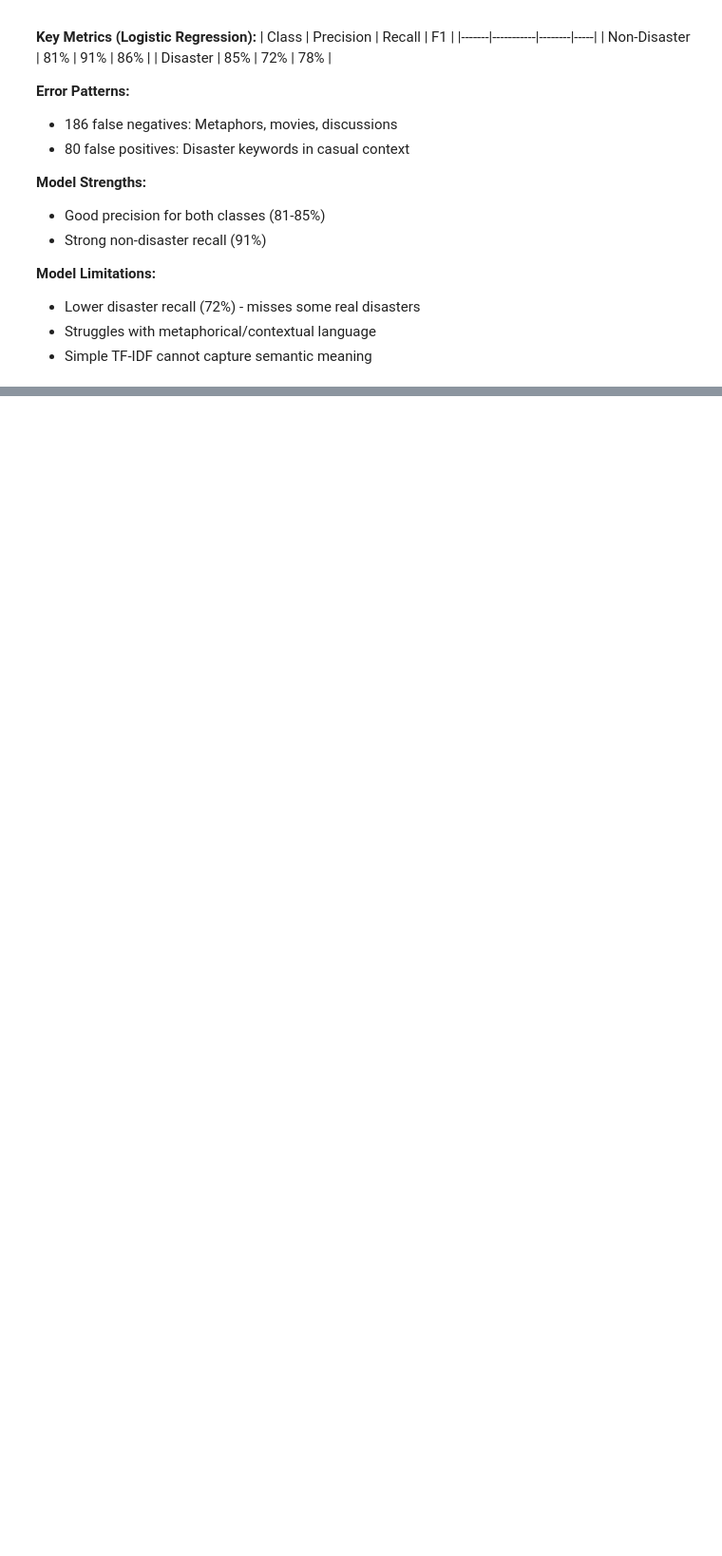
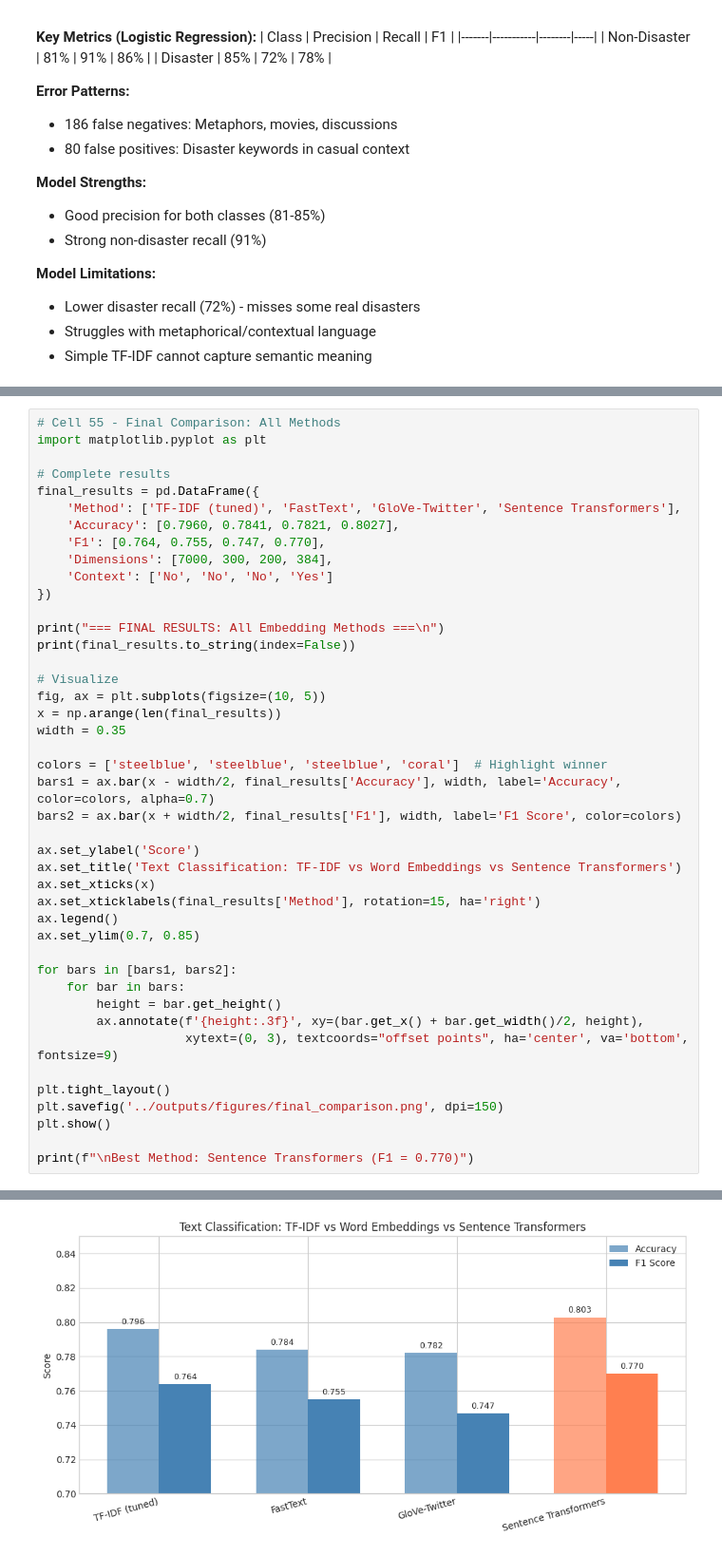
Before and after one commit to albertodiazdurana/tfidf-to-transformers-with-disaster-tweets, a Jupyter notebook: notebooks/s03_disaster_tweets.ipynb, the cells around one changed output, grey strips where cells are left out. Shown at 95% size. Cells and saved outputs as stored; diff of their text form; blank space fills up the shorter version.

```diff
--- a/notebooks/s03_disaster_tweets.ipynb
+++ b/notebooks/s03_disaster_tweets.ipynb
@@ -769,0 +1597,44 @@ The model struggles with **context** - disaster vocabulary used metaphorically o
+# %%
+# Cell 55 - Final Comparison: All Methods
+import matplotlib.pyplot as plt
+
+# Complete results
+final_results = pd.DataFrame({
+    'Method': ['TF-IDF (tuned)', 'FastText', 'GloVe-Twitter', 'Sentence Transformers'],
+    'Accuracy': [0.7960, 0.7841, 0.7821, 0.8027],
+    'F1': [0.764, 0.755, 0.747, 0.770],
+    'Dimensions': [7000, 300, 200, 384],
+    'Context': ['No', 'No', 'No', 'Yes']
+})
+
+print("=== FINAL RESULTS: All Embedding Methods ===\n")
+print(final_results.to_string(index=False))
+
+# Visualize
+fig, ax = plt.subplots(figsize=(10, 5))
+x = np.arange(len(final_results))
+width = 0.35
+
+colors = ['steelblue', 'steelblue', 'steelblue', 'coral']  # Highlight winner
+bars1 = ax.bar(x - width/2, final_results['Accuracy'], width, label='Accuracy', color=colors, alpha=0.7)
+bars2 = ax.bar(x + width/2, final_results['F1'], width, label='F1 Score', color=colors)
+
+ax.set_ylabel('Score')
+ax.set_title('Text Classification: TF-IDF vs Word Embeddings vs Sentence Transformers')
+ax.set_xticks(x)
+ax.set_xticklabels(final_results['Method'], rotation=15, ha='right')
+ax.legend()
+ax.set_ylim(0.7, 0.85)
+
+for bars in [bars1, bars2]:
+    for bar in bars:
+        height = bar.get_height()
+        ax.annotate(f'{height:.3f}', xy=(bar.get_x() + bar.get_width()/2, height),
+                    xytext=(0, 3), textcoords="offset points", ha='center', va='bottom', fontsize=9)
+
+plt.tight_layout()
+plt.savefig('../outputs/figures/final_comparison.png', dpi=150)
+plt.show()
+
+print(f"\nBest Method: Sentence Transformers (F1 = 0.770)")
+# %% [output]
@@ -769,0 +1648 @@ The model struggles with **context** - disaster vocabulary used metaphorically o
+[figure, added]
```
Also changed, not shown: parts of 26 cells of this notebook, 4 other files.
